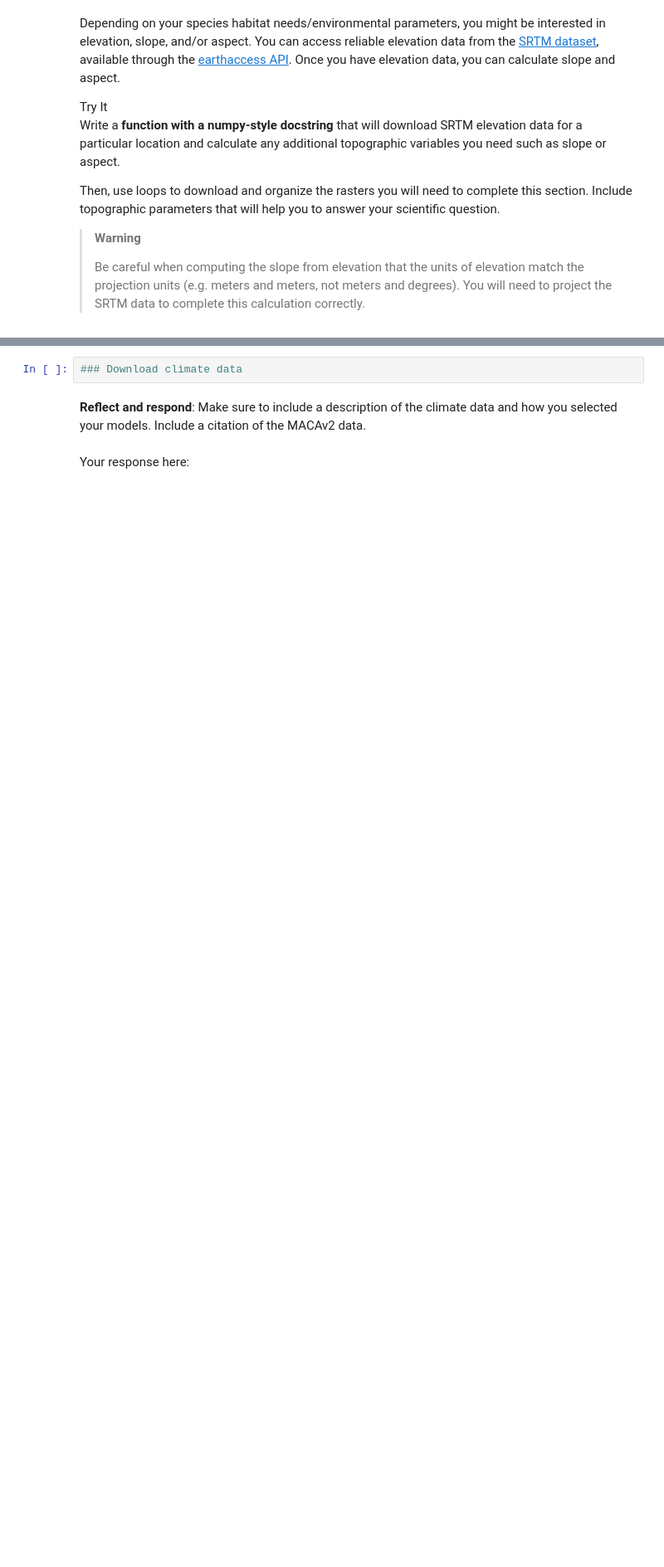
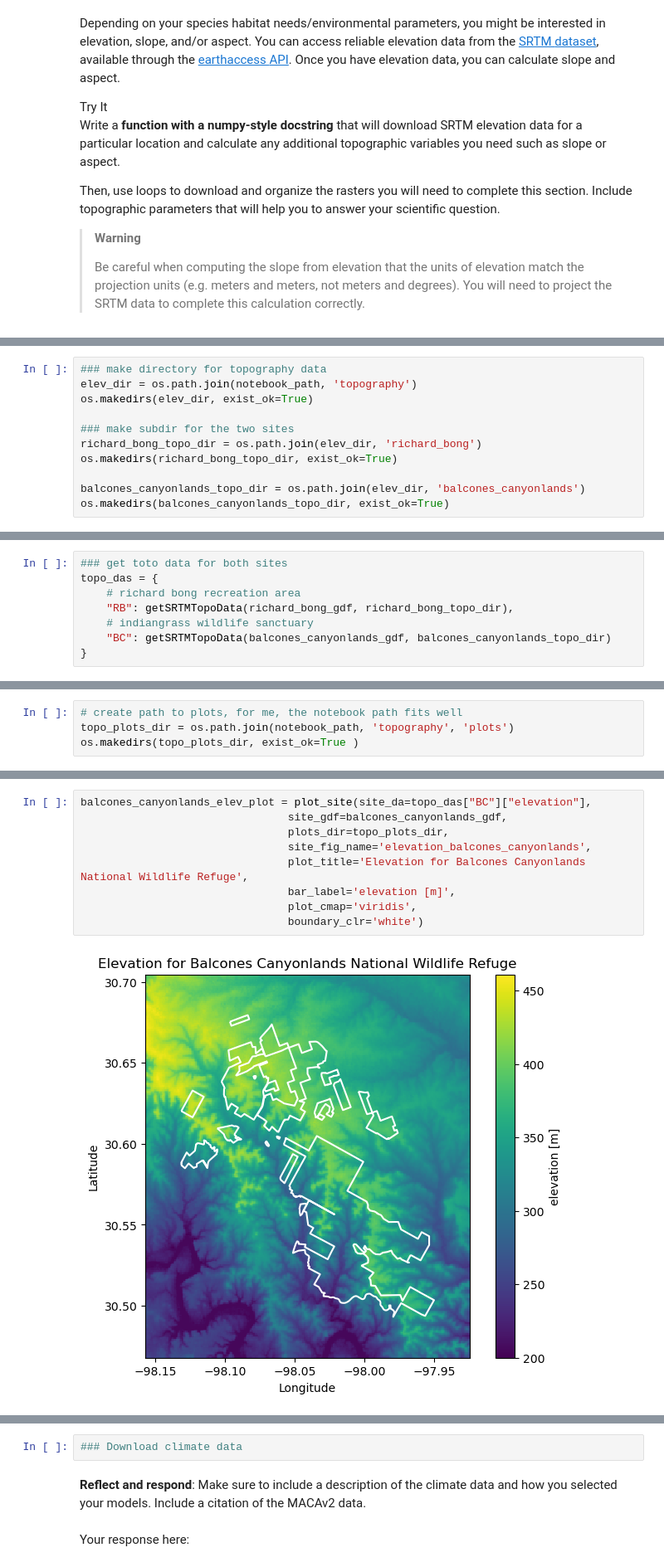
Before and after one commit to earthlab-education/spring-03-habitat-suitability-climate-change-MarJess, a Jupyter notebook: habitat_suitability_WIP.ipynb, the cells around one changed output, grey strips where cells are left out. Shown at 83% size. Cells and saved outputs as stored; diff of their text form; blank space fills up the shorter version.

```diff
--- a/habitat_suitability_WIP.ipynb
+++ b/habitat_suitability_WIP.ipynb
@@ -687,0 +893,11 @@ to answer your scientific question.</p></div></div>
+# %%
+### make directory for topography data
+elev_dir = os.path.join(notebook_path, 'topography')
+os.makedirs(elev_dir, exist_ok=True)
+
+### make subdir for the two sites
+richard_bong_topo_dir = os.path.join(elev_dir, 'richard_bong')
+os.makedirs(richard_bong_topo_dir, exist_ok=True)
+
+balcones_canyonlands_topo_dir = os.path.join(elev_dir, 'balcones_canyonlands')
+os.makedirs(balcones_canyonlands_topo_dir, exist_ok=True)
@@ -687,0 +1003,8 @@ to answer your scientific question.</p></div></div>
+# %%
+### get toto data for both sites
+topo_das = {
+    # richard bong recreation area
+    "RB": getSRTMTopoData(richard_bong_gdf, richard_bong_topo_dir),
+    # indiangrass wildlife sanctuary
+    "BC": getSRTMTopoData(balcones_canyonlands_gdf, balcones_canyonlands_topo_dir)
+}
@@ -687,0 +1014,4 @@ to answer your scientific question.</p></div></div>
+# %%
+# create path to plots, for me, the notebook path fits well
+topo_plots_dir = os.path.join(notebook_path, 'topography', 'plots')
+os.makedirs(topo_plots_dir, exist_ok=True )
@@ -687,0 +1024,11 @@ to answer your scientific question.</p></div></div>
+# %%
+balcones_canyonlands_elev_plot = plot_site(site_da=topo_das["BC"]["elevation"],
+                                site_gdf=balcones_canyonlands_gdf,
+                                plots_dir=topo_plots_dir,
+                                site_fig_name='elevation_balcones_canyonlands',
+                                plot_title='Elevation for Balcones Canyonlands National Wildlife Refuge',
+                                bar_label='elevation [m]',
+                                plot_cmap='viridis',
+                                boundary_clr='white')
+# %% [output]
+[figure, added]
```
Also changed, not shown: parts of 51 cells of this notebook, 17 other files.
